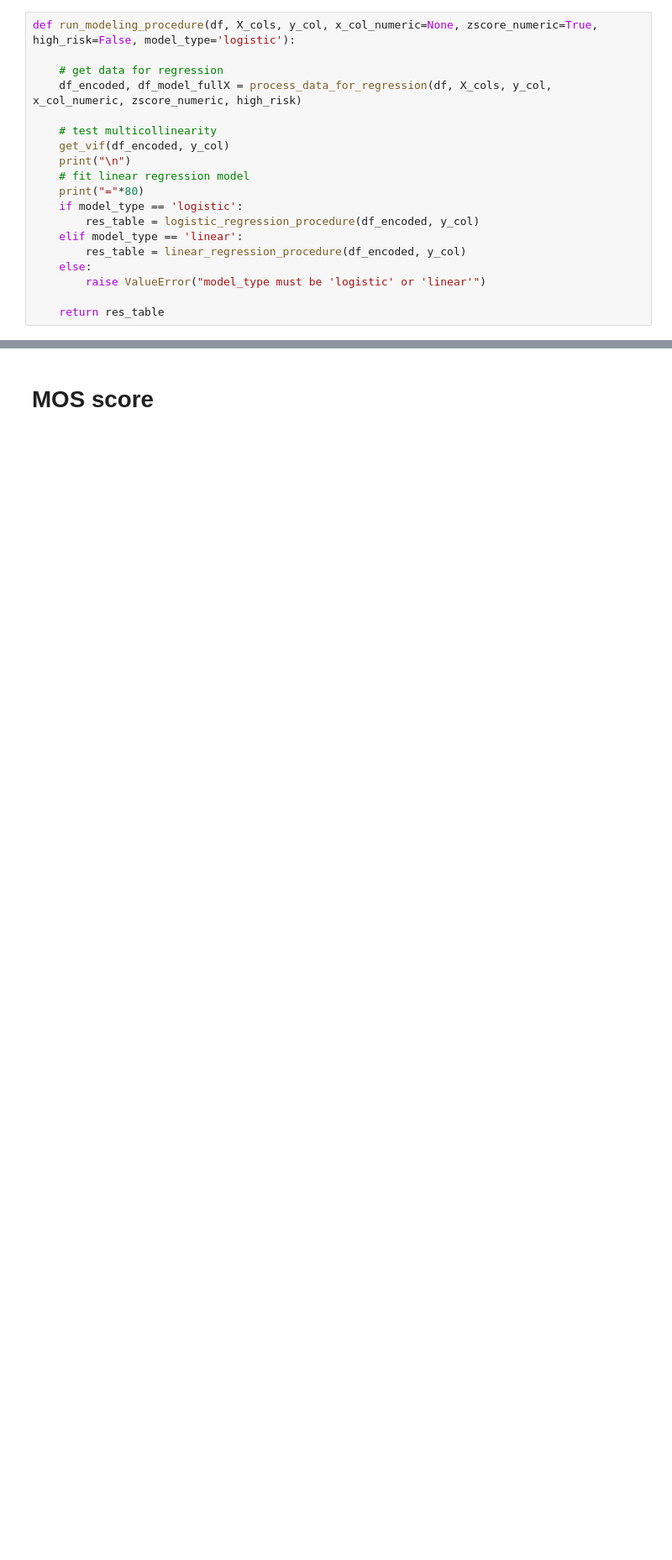
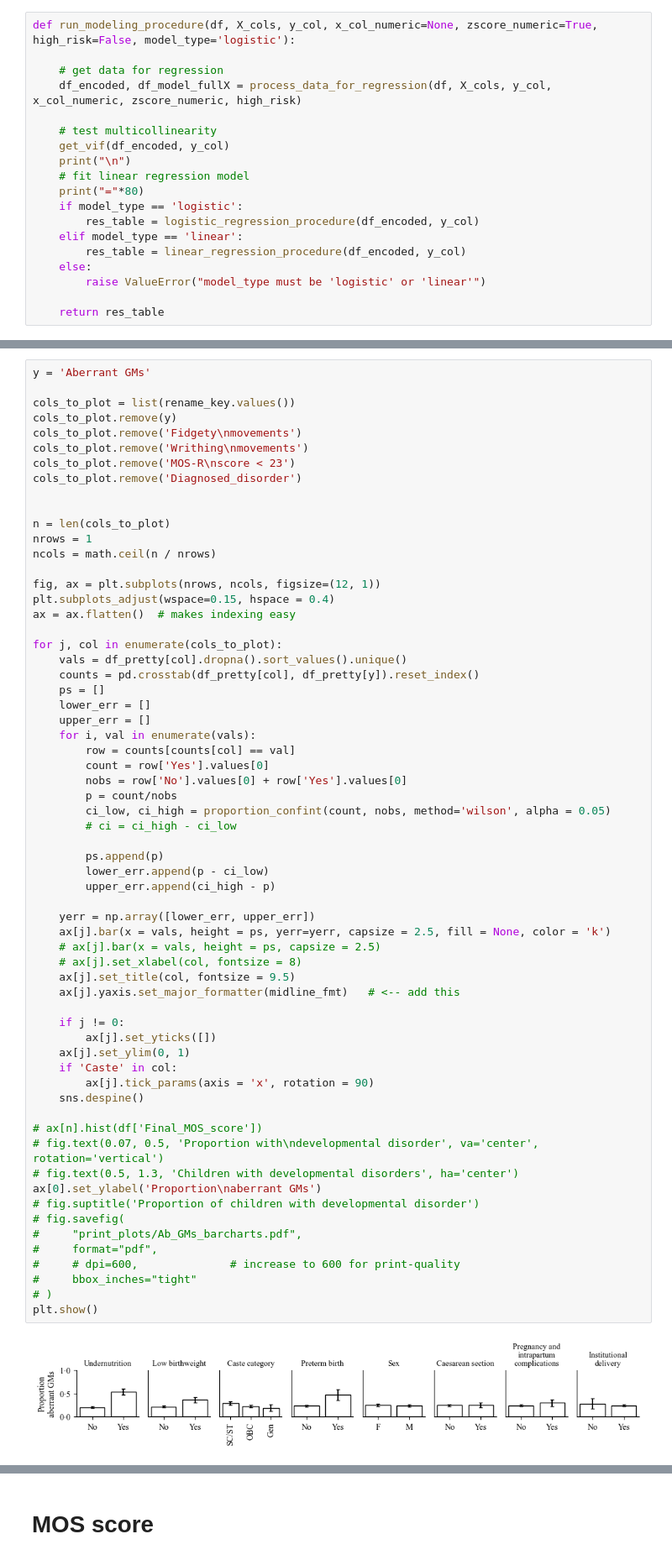
Before and after one commit to kpatsis97/GANESH_project, a Jupyter notebook: Statistical_analysis.ipynb, the cells around one changed output, grey strips where cells are left out. Shown at 84% size. Drawn from its saved outputs; the diff is of its cells as text; blank space fills up the shorter version.

```diff
--- a/Statistical_analysis.ipynb
+++ b/Statistical_analysis.ipynb
@@ -236,0 +469,65 @@ def run_modeling_procedure(df, X_cols, y_col, x_col_numeric=None, zscore_numeric
+# %%
+y = 'Aberrant GMs'
+
+cols_to_plot = list(rename_key.values())
+cols_to_plot.remove(y)
+cols_to_plot.remove('Fidgety\nmovements')
+cols_to_plot.remove('Writhing\nmovements')
+cols_to_plot.remove('MOS-R\nscore < 23')
+cols_to_plot.remove('Diagnosed_disorder')
+
+
+n = len(cols_to_plot)
+nrows = 1
+ncols = math.ceil(n / nrows)
+
+fig, ax = plt.subplots(nrows, ncols, figsize=(12, 1))
+plt.subplots_adjust(wspace=0.15, hspace = 0.4)
+ax = ax.flatten()  # makes indexing easy
+
+for j, col in enumerate(cols_to_plot):
+    vals = df_pretty[col].dropna().sort_values().unique()
+    counts = pd.crosstab(df_pretty[col], df_pretty[y]).reset_index()
+    ps = []
+    lower_err = []
+    upper_err = []
+    for i, val in enumerate(vals):
+        row = counts[counts[col] == val]
+        count = row['Yes'].values[0]
+        nobs = row['No'].values[0] + row['Yes'].values[0]
+        p = count/nobs
+        ci_low, ci_high = proportion_confint(count, nobs, method='wilson', alpha = 0.05)
+        # ci = ci_high - ci_low
+
+        ps.append(p)
+        lower_err.append(p - ci_low)
+        upper_err.append(ci_high - p)
+
+    yerr = np.array([lower_err, upper_err])
+    ax[j].bar(x = vals, height = ps, yerr=yerr, capsize = 2.5, fill = None, color = 'k')
+    # ax[j].bar(x = vals, height = ps, capsize = 2.5)
+    # ax[j].set_xlabel(col, fontsize = 8)
+    ax[j].set_title(col, fontsize = 9.5)
+    ax[j].yaxis.set_major_formatter(midline_fmt)   # <-- add this
+
+    if j != 0:
+        ax[j].set_yticks([])
+    ax[j].set_ylim(0, 1)
+    if 'Caste' in col:
+        ax[j].tick_params(axis = 'x', rotation = 90)
+    sns.despine()
+
+# ax[n].hist(df['Final_MOS_score'])
+# fig.text(0.07, 0.5, 'Proportion with\ndevelopmental disorder', va='center', rotation='vertical')
+# fig.text(0.5, 1.3, 'Children with developmental disorders', ha='center')
+ax[0].set_ylabel('Proportion\naberrant GMs')
+# fig.suptitle('Proportion of children with developmental disorder')
+# fig.savefig(
+#     "print_plots/Ab_GMs_barcharts.pdf",
+#     format="pdf",
+#     # dpi=600,              # increase to 600 for print-quality
+#     bbox_inches="tight"
+# )
+plt.show()
+# %% [output]
+[figure, added]
```
Also changed, not shown: parts of 14 cells of this notebook.
